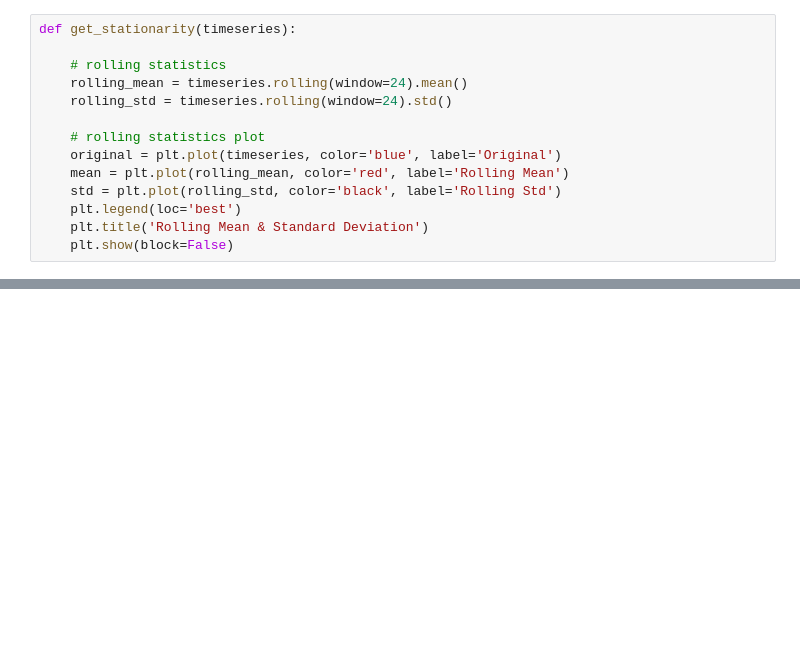
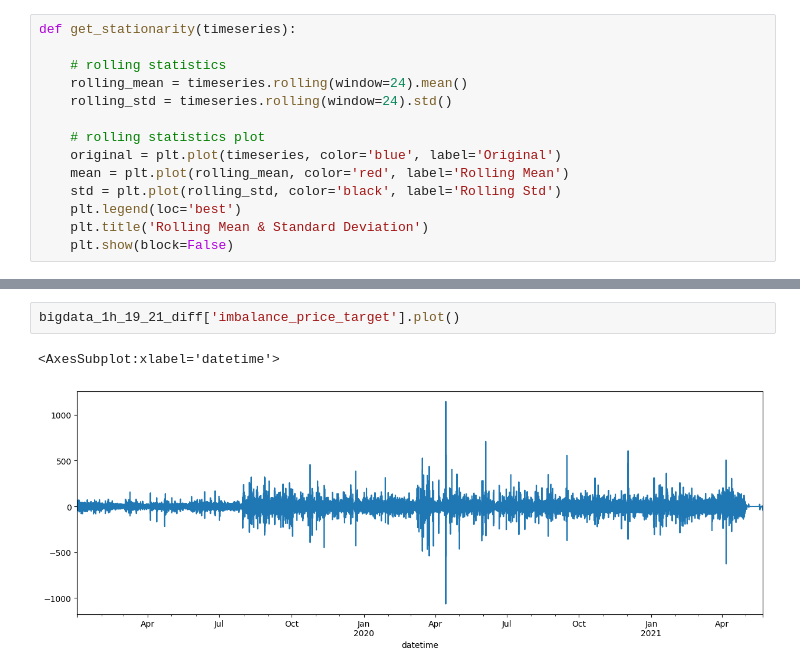
Before and after one commit to AaronsHub/capstone_energy, a Jupyter notebook: notebooks/eda_imbalance_price.ipynb, the cells around one changed output, grey strips where cells are left out. Drawn from its saved outputs; the diff is of its cells as text; blank space fills up the shorter version.

```diff
--- a/notebooks/eda_imbalance_price.ipynb
+++ b/notebooks/eda_imbalance_price.ipynb
@@ -482,3 +548,8 @@ imb_19_diff.plot()
+# %%
+bigdata_1h_19_21_diff['imbalance_price_target'].plot()
+# %% [output]
+<AxesSubplot:xlabel='datetime'>
+[figure, added]
 # %%
 # ADF test
 print("ADF Test:")
```
Also changed, not shown: parts of 21 cells of this notebook.
